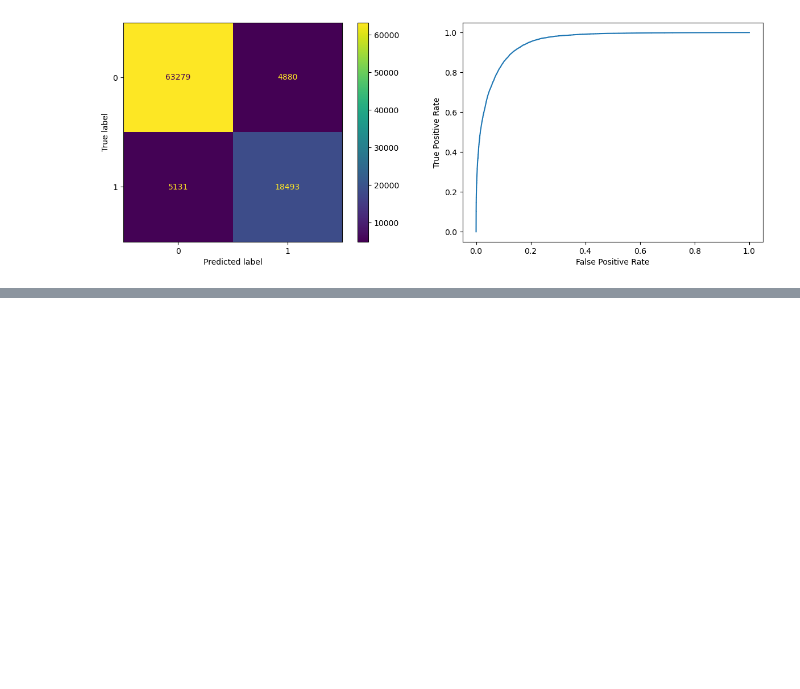
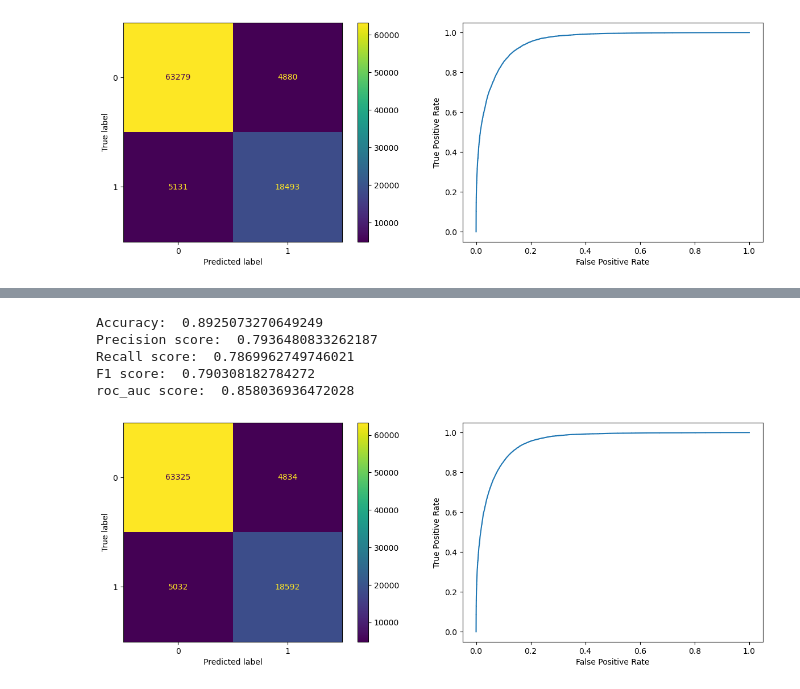
Before and after one commit to AyseAsude/American-Express-Default-Prediction, a Jupyter notebook: xgboost_categorical.ipynb, the cells around one changed output, grey strips where cells are left out. Cells and saved outputs as stored; diff of their text form; code cells hidden in the pictures; blank space fills up the shorter version.

```diff
--- a/xgboost_categorical.ipynb
+++ b/xgboost_categorical.ipynb
@@ -114,0 +232,18 @@ roc_auc score:  0.8556041634203587
+# %%
+best_xgboost_parameters = {
+    'alpha': 0.0766,
+    'colsample_bytree': 0.8133,
+    'eta': 0.5537,
+    'gamma': 5.0914,
+    'lambda': 5.6435,
+    'max_depth': 6,
+    'min_child_weight': 4.0,
+    'subsample': 0.9435,
+    'n_estimators': 100,
+    'enable_categorical':True,
+    'tree_method':'gpu_hist',
+    'eval_metric': 'auc',
+}
+# %%
+best_xgb_clf =xgb.XGBClassifier(**best_xgboost_parameters)
+best_xgb_clf.get_params()
@@ -114,0 +268,2 @@ roc_auc score:  0.8556041634203587
+# %%
+best_xgb_clf.fit(X_train, y_train)
@@ -114,0 +281,11 @@ roc_auc score:  0.8556041634203587
+# %%
+pred_test = best_xgb_clf.predict(X_test)
+pred_prob = best_xgb_clf.predict_proba(X_test)
+display_metrics(best_xgb_clf, y_test, pred_test, pred_prob)
+# %% [output]
+Accuracy:  0.8925073270649249
+Precision score:  0.7936480833262187
+Recall score:  0.7869962749746021
+F1 score:  0.790308182784272
+roc_auc score:  0.858036936472028
+[figure, added]
```
Also changed, not shown: parts of 16 cells of this notebook.
